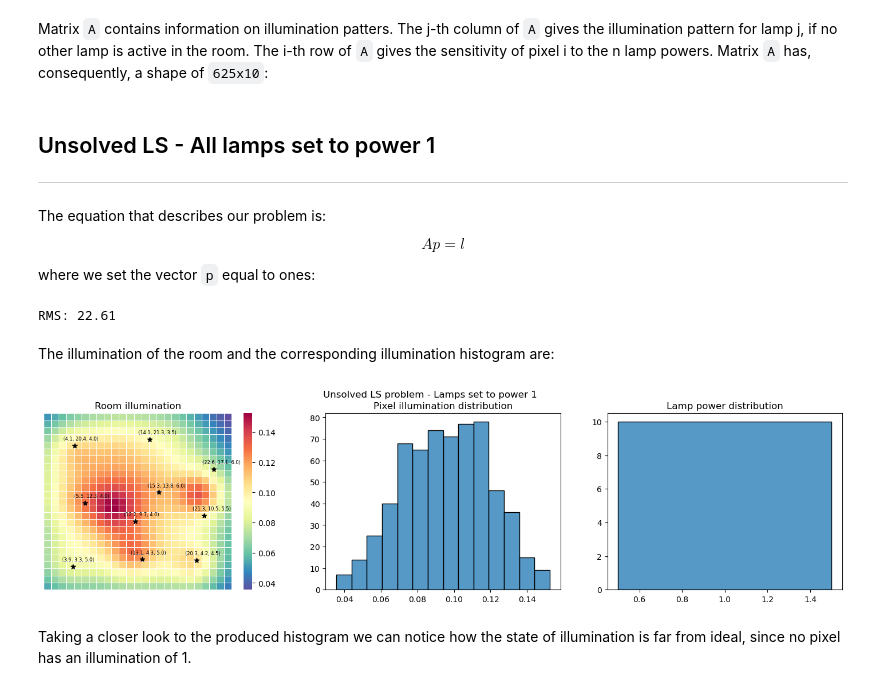
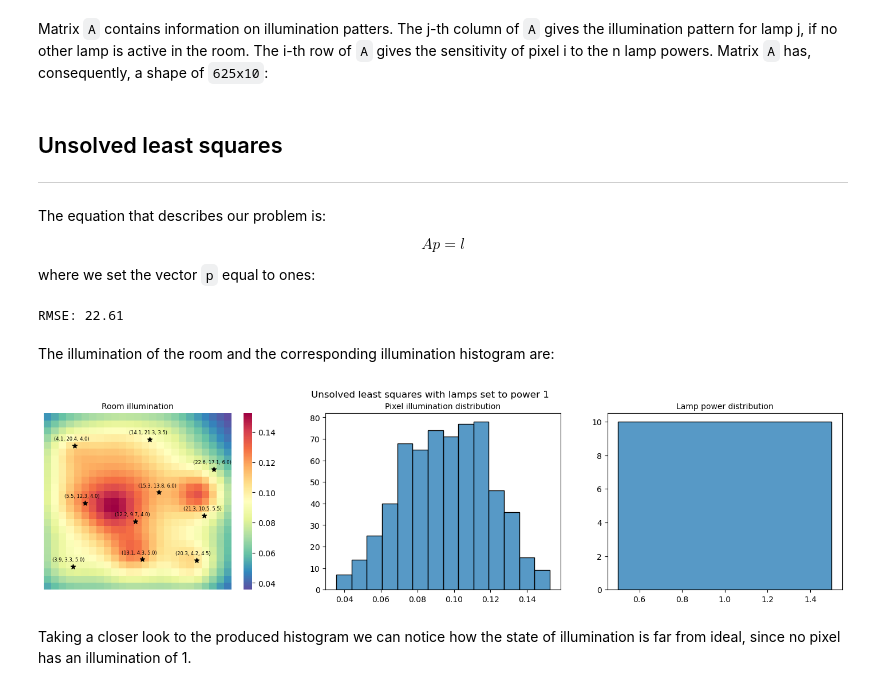
Before and after one commit to sonqo/msc-data-science, a Jupyter notebook: 6-large-scale-linear-algebra/ls/lamp.ipynb, the cells around one changed output. Drawn from its saved outputs; the diff is of its cells as text; code cells hidden in the pictures.

```diff
--- a/6-large-scale-linear-algebra/ls/lamp.ipynb
+++ b/6-large-scale-linear-algebra/ls/lamp.ipynb
@@ -53,7 +53,7 @@ for i in range(10):
 
 A = np.array(fin).T
 # %% [markdown]
-## Unsolved LS - All lamps set to power 1
+## Unsolved least squares
 ---
 
 The equation that describes our problem is:
@@ -69,61 +69,63 @@ l_unsol = A @ p_ones
 
 # calculate rms
 rms = math.sqrt( sum ( (l_unsol - l_ones ) ** 2 ) )
-print('RMS: {:.2f}'.format(rms))
+print('RMSE: {:.2f}'.format(rms))
 # %% [output]
-RMS: 22.61
+RMSE: 22.61
 # %% [markdown]
 The illumination of the room and the corresponding illumination histogram are:
 # %%
 fig, axes = plt.subplots(1, 3, figsize=(18, 4))
-fig.suptitle('Unsolved LS problem - Lamps set to power 1')
+fig.suptitle('Unsolved least squares with lamps set to power 1')
 
 # heatmap
 sns.heatmap(
     l_unsol.reshape(25, 25),
     ax=axes[0],
-    linewidth=0.50,
-    cmap=sns.color_palette("Spectral_r", as_cmap=True),
+    linewidth=0,
     xticklabels=[],
-    yticklabels=[]
+    yticklabels=[],
+    cmap=sns.color_palette("Spectral_r", as_cmap=True)
 )
 
 # plotting lamps coordinates
 axes[0].scatter(
-    lamps[:, 0], lamps[:, 1],
-    marker='*', color='black'
+    lamps[:, 0],
+    lamps[:, 1],
+    marker='*',
+    color='black'
 )
-axes[0].set_title('Room illumination')
+axes[0].set_title('Room illumination', fontsize=10)
 axes[0].invert_yaxis()
 
 # lamp annotation
 for i in range(10):
     axes[0].text(
-        lamps[i][0]-1.5,
+        lamps[i][0]-2.75,
         lamps[i][1]+0.75,
         '({}, {}, {})'.format(
             lamps[i][0],
             lamps[i][1],
             lamps[i][2]
         ),
         fontdict={
             'size': 6
         }
     )
 
 # pixel histogram
 sns.histplot(ax=axes[1], x=l_unsol)
-axes[1].set_title('Pixel illumination distribution')
+axes[1].set_title('Pixel illumination distribution', fontsize=10)
 axes[1].set(ylabel='')
 
 # lamp histogram
 sns.histplot(ax=axes[2], x=p_ones)
-axes[2].set_title('Lamp power distribution')
+axes[2].set_title('Lamp power distribution', fontsize=10)
 axes[2].set(ylabel='')
 
 plt.show()
 # %% [output]
-[figure, old version]
+[figure, new version]
 # %% [markdown]
 Taking a closer look to the produced histogram we can notice how the state of illumination is far from ideal, since no pixel has an illumination of 1.
 # %% [markdown]
```
Also changed, not shown: parts of 11 cells of this notebook.
